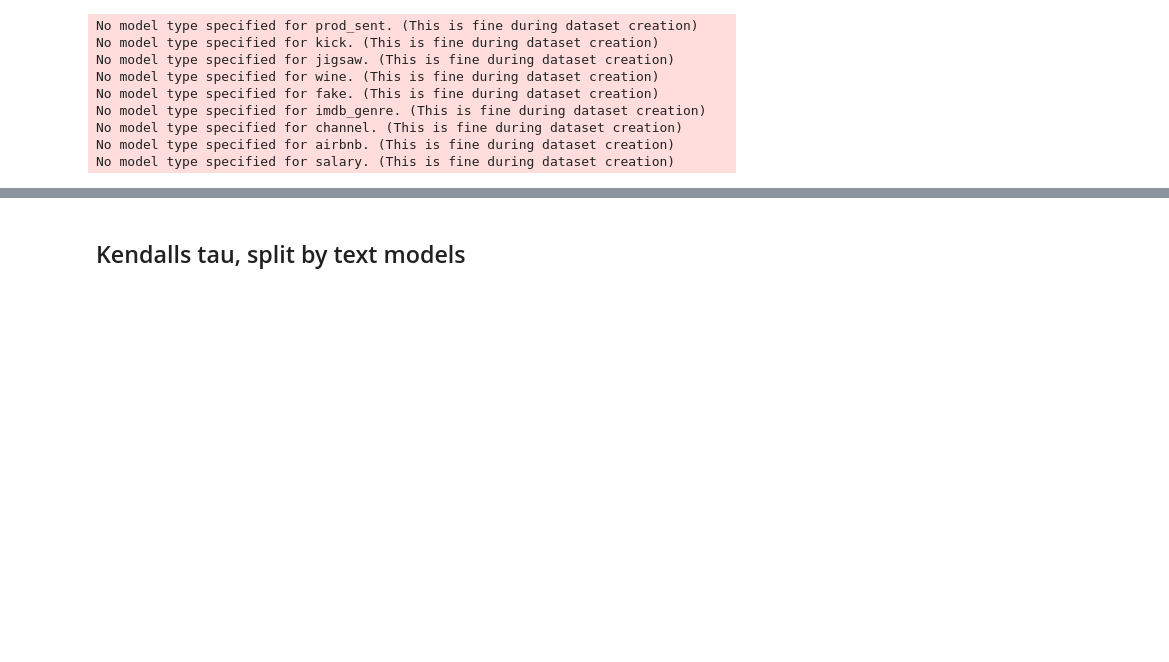
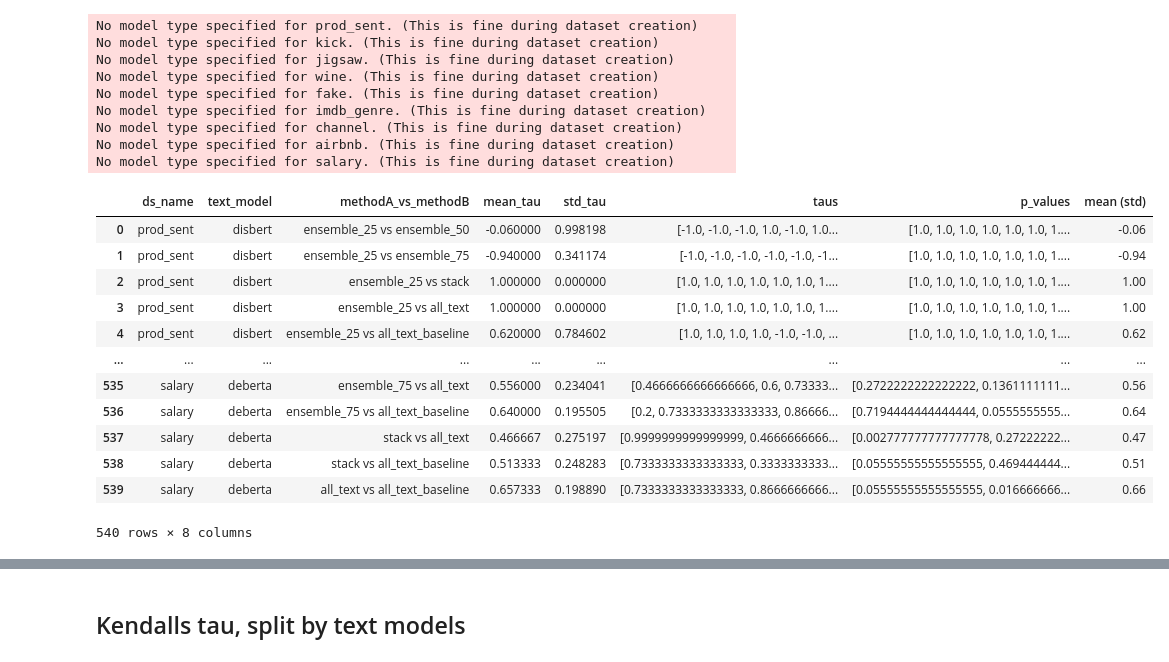
Before and after one commit to jameswburton18/TextNTabularExplanations, a Jupyter notebook: notebooks/kendalls_tau.ipynb, the cells around one changed output, grey strips where cells are left out. Drawn from its saved outputs; the diff is of its cells as text; code cells hidden in the pictures; blank space fills up the shorter version.

```diff
--- a/notebooks/kendalls_tau.ipynb
+++ b/notebooks/kendalls_tau.ipynb
@@ -145,3 +146,19 @@ tau_df.to_csv("tau_df.csv", index=False)
+# %%
+tau_df
+# %% [output]
+|  | ds_name | text_model | methodA_vs_methodB | mean_tau | std_tau | taus | p_values | mean (std) |
+| 0 | prod_sent | disbert | ensemble_25 vs ensemble_50 | -0.060000 | 0.998198 | [-1.0, -1.0, -1.0, 1.0, -1.0, 1.0... | [1.0, 1.0, 1.0, 1.0, 1.0, 1.0, 1.... | -0.06 |
+| 1 | prod_sent | disbert | ensemble_25 vs ensemble_75 | -0.940000 | 0.341174 | [-1.0, -1.0, -1.0, -1.0, -1.0, -1... | [1.0, 1.0, 1.0, 1.0, 1.0, 1.0, 1.... | -0.94 |
+| 2 | prod_sent | disbert | ensemble_25 vs stack | 1.000000 | 0.000000 | [1.0, 1.0, 1.0, 1.0, 1.0, 1.0, 1.... | [1.0, 1.0, 1.0, 1.0, 1.0, 1.0, 1.... | 1.00 |
+| 3 | prod_sent | disbert | ensemble_25 vs all_text | 1.000000 | 0.000000 | [1.0, 1.0, 1.0, 1.0, 1.0, 1.0, 1.... | [1.0, 1.0, 1.0, 1.0, 1.0, 1.0, 1.... | 1.00 |
+| 4 | prod_sent | disbert | ensemble_25 vs all_text_baseline | 0.620000 | 0.784602 | [1.0, 1.0, 1.0, 1.0, -1.0, -1.0, ... | [1.0, 1.0, 1.0, 1.0, 1.0, 1.0, 1.... | 0.62 |
+| ... | ... | ... | ... | ... | ... | ... | ... | ... |
+| 535 | salary | deberta | ensemble_75 vs all_text | 0.556000 | 0.234041 | [0.4666666666666666, 0.6, 0.73333... | [0.2722222222222222, 0.1361111111... | 0.56 |
+| 536 | salary | deberta | ensemble_75 vs all_text_baseline | 0.640000 | 0.195505 | [0.2, 0.7333333333333333, 0.86666... | [0.7194444444444444, 0.0555555555... | 0.64 |
+| 537 | salary | deberta | stack vs all_text | 0.466667 | 0.275197 | [0.9999999999999999, 0.4666666666... | [0.002777777777777778, 0.27222222... | 0.47 |
+| 538 | salary | deberta | stack vs all_text_baseline | 0.513333 | 0.248283 | [0.7333333333333333, 0.3333333333... | [0.05555555555555555, 0.469444444... | 0.51 |
+| 539 | salary | deberta | all_text vs all_text_baseline | 0.657333 | 0.198890 | [0.7333333333333333, 0.8666666666... | [0.05555555555555555, 0.016666666... | 0.66 |
+540 rows × 8 columns
 # %%
 all_comparsions = {}
 for row in tau_df.itertuples():
```
Also changed, not shown: parts of 21 cells of this notebook, 3 other files.
